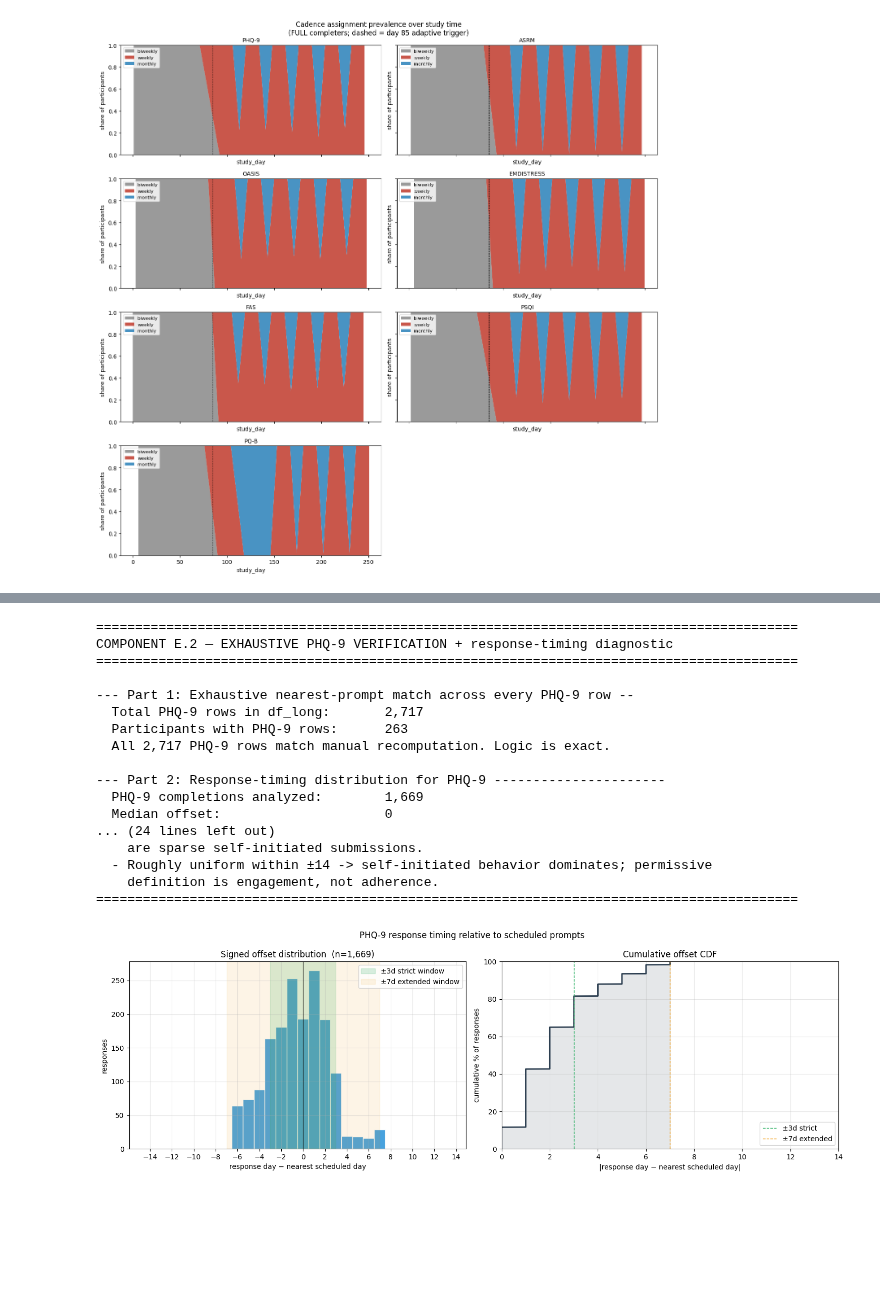
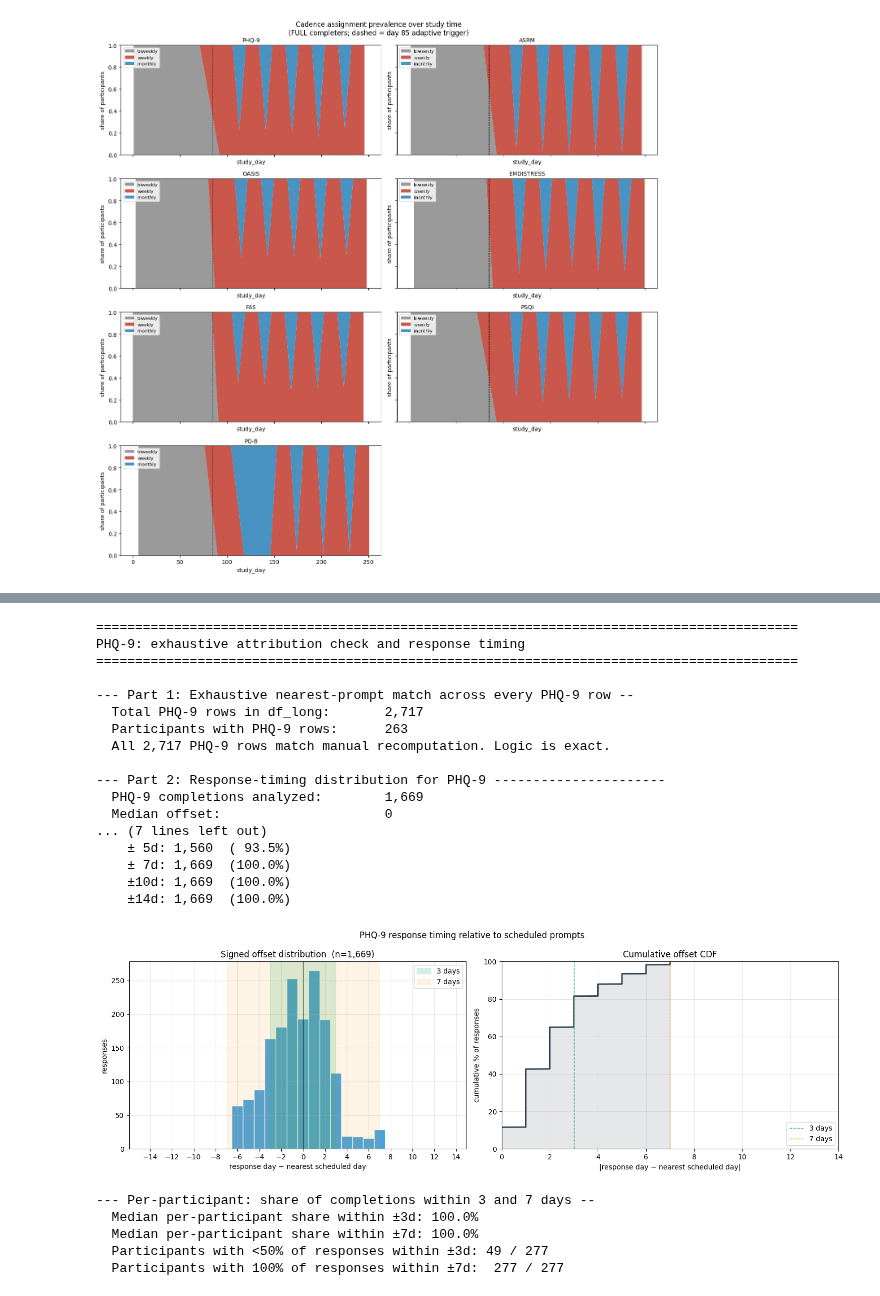
Before and after one commit to 4YouandMe/MyExperiencesEngagement, a Jupyter notebook: MyExperiences Adaptive Schedule Final.ipynb, the cells around one changed output, grey strips where cells are left out. Drawn from its saved outputs; the diff is of its cells as text; code cells hidden in the pictures; blank space fills up the shorter version.

```diff
--- a/MyExperiences Adaptive Schedule Final.ipynb
+++ b/MyExperiences Adaptive Schedule Final.ipynb
@@ -2674,0 +1228,5 @@ df_symptom_survey[['study_day', 'daysSince', 'date', '4YAM Enroll']]
+# %%
+arm1Full = df_enrollment_supported[df_enrollment_supported['STATUS'] == 'FULL (≥8M)']
+arm2Full = df_enrollment_unsupported[df_enrollment_unsupported['STATUS'] == 'FULL (≥8M)']
+full_ids = set(arm1Full['mm_id'].unique()) | set(arm2Full['mm_id'].unique())
+print(f"full completers: {len(arm1Full)} supported, {len(arm2Full)} unsupported")
@@ -3976,9 +2483,6 @@ C(period, Treatment(reference="baseline"))[T.adaptive]:centered_day 1.000   0.99
 # %%
-# PRIMARY (supportive) — Model 3: g-computation
-# Translates the segmented-GEE finding into a percentage-point effect.
-# Counterfactual = baseline-period g-model evaluated with study_day clamped to 84
-# (end-of-baseline asymptote — no spline extrapolation).
-# Reported on both cohorts: mITT (primary) and FULL completers (sensitivity).
+# g-computation: percentage-point version of the level change. Counterfactual = baseline-period model
+# (cubic spline on study day) with study_day held at 84. Cluster bootstrap on participants.
 
 from patsy import dmatrices, build_design_matrices
 
@@ -4038,7 +2542,7 @@ def run_g_computation(source, label, n_boot=500):
         return tuple(np.quantile(vals, [0.025, 0.975]))
 
     print("=" * 90)
-    print(f"MODEL 3 — g-computation (time held at study_day={CF_DAY})  |  {label}")
+    print(f"g-computation (study_day held at {CF_DAY})  |  {label}")
     print("=" * 90)
     print(f"  Baseline g-model N: {len(y_b):,}   AIC: {g_model.aic:.1f}   "
           f"counterfactual = baseline-period model with study_day clamped to {CF_DAY}")
@@ -4065,7 +2569,7 @@ def run_g_computation(source, label, n_boot=500):
     obs, cf, d = point['Overall']
     print(fmt_row('Overall', len(adaptive_rows), obs, cf, d, ci_of('Overall')))
     print()
-    print(f"  Δ = observed adaptive-period completion rate − counterfactual rate "
+    print(f"  Delta = observed adaptive-period completion rate minus counterfactual rate "
           f"(percentage points).")
     print(f"  95% CIs from cluster bootstrap on participants ({n_boot} resamples).")
     print()
@@ -4073,8 +2577,8 @@ def run_g_computation(source, label, n_boot=500):
 
 m3_results = {}
 for label, source in [
-    ('mITT (n=263, primary)',                df_long),
-    ('FULL completers (n=124, sensitivity)', df_long[df_long['is_full_completer']]),
+    ('mITT (n=263)',                df_long),
+    ('FULL completers (n=124)', df_long[df_long['is_full_completer']]),
 ]:
     m3_results[label] = run_g_computation(source, label)
 # %% [output]
@@ -4542,15 +3005,9 @@ Iterates every PHQ-9 row in `df_long` to confirm strict-logic correctness at sca
 # %%
-# Component E.2: Exhaustive PHQ-9 check + response-timing diagnostic
-# Two parts:
-#   (1) Iterate every PHQ-9 row in df_long; recompute the nearest-prompt
-#       assignment from raw response data; flag any discrepancies. Confirms
-#       Component A's matching logic is correct at scale, not just on the 3
-#       sampled rows in Check 1.
-#   (2) For every PHQ-9 completion, compute the day-offset to the nearest
-#       scheduled prompt. Distribution and histogram show response-timing patterns.
+# Exhaustive PHQ-9 check: recompute the attribution for every PHQ-9 row from raw responses,
+# then the distribution of response timing relative to the nearest scheduled prompt.
 
 print("=" * 90)
-print("COMPONENT E.2 — EXHAUSTIVE PHQ-9 VERIFICATION + response-timing diagnostic")
+print("PHQ-9: exhaustive attribution check and response timing")
 print("=" * 90)
 
 phq9_resp = df_depression_questionnaire.copy()
@@ -4570,7 +3027,7 @@ print(f"  Total PHQ-9 rows in df_long:       {len(phq9_rows):,}")
 print(f"  Participants with PHQ-9 rows:      {phq9_rows['mm_id'].nunique()}")
 
 # Pre-compute manual completed-sets per (mm_id, period) using the same algorithm
-# as Component A: filter completions to [0, max_ds], assign each to nearest
+# as the completion table: filter completions to [0, max_ds], assign each to nearest
 # scheduled prompt in the same period.
 manual_completed = {}  # (mm_id, period, days_since) -> count
 for mm_id in phq9_rows['mm_id'].unique():
@@ -4672,15 +3129,15 @@ print()
 print(f"  Cumulative share within window:")
 for w in [0, 1, 2, 3, 5, 7, 10, 14]:
     pct = (np.abs(offsets) <= w).mean() * 100
-    flag = ' <- strict ±3' if w == 3 else (' <- extended ±7' if w == 7 else '')
+    flag = ''
     print(f"    ±{w:>2}d: {(np.abs(offsets) <= w).sum():>5,}  ({pct:>5.1f}%){flag}")
 
 fig, axes = plt.subplots(1, 2, figsize=(15, 5))
 
 bins = np.arange(-14, 15) - 0.5
 axes[0].hist(np.clip(offsets, -14, 14), bins=bins, edgecolor='white', color='#3498db', alpha=0.9)
-axes[0].axvspan(-3, 3, color='#27ae60', alpha=0.18, label='±3d strict window')
-axes[0].axvspan(-7, 7, color='#f39c12', alpha=0.10, label='±7d extended window')
+axes[0].axvspan(-3, 3, color='#27ae60', alpha=0.18, label='3 days')
+axes[0].axvspan(-7, 7, color='#f39c12', alpha=0.10, label='7 days')
 axes[0].axvline(0, color='k', lw=0.8)
 axes[0].set_xlabel('response day − nearest scheduled day')
 axes[0].set_ylabel('responses')
@@ -4692,8 +3149,8 @@ axes[0].set_xticks(np.arange(-14, 15, 2))
 abs_off = np.sort(np.abs(offsets))
 cdf_y = np.arange(1, len(abs_off) + 1) / len(abs_off)
 axes[1].plot(abs_off, cdf_y * 100, color='#2c3e50', lw=2)
-axes[1].axvline(3, color='#27ae60', ls='--', lw=1, label='±3d strict')
-axes[1].axvline(7, color='#f39c12', ls='--', lw=1, label='±7d extended')
+axes[1].axvline(3, color='#27ae60', ls='--', lw=1, label='3 days')
+axes[1].axvline(7, color='#f39c12', ls='--', lw=1, label='7 days')
 axes[1].fill_between(abs_off, 0, cdf_y * 100, alpha=0.12, color='#2c3e50')
 axes[1].set_xlabel('|response day − nearest scheduled day|')
 axes[1].set_ylabel('cumulative % of responses')
@@ -4708,7 +3165,7 @@ plt.tight_layout()
 plt.show()
 
 print()
-print("--- Per-participant: share of completions within strict vs extended window --")
+print("--- Per-participant: share of completions within 3 and 7 days --")
 per_user = []
 for mm_id, days in phq9_completions_by_user.items():
     if not days: continue
@@ -4717,49 +3174,42 @@ for mm_id, days in phq9_completions_by_user.items():
         if d < 0: continue
         idx = np.argmin(np.abs(phq9_sched_ds - d))
         user_offsets.append(abs(d - phq9_sched_ds[idx]))
     if not user_offsets: continue
     user_offsets = np.array(user_offsets)
     per_user.append({
         'mm_id': mm_id,
         'n_completions': len(user_offsets),
         'pct_within_3d': (user_offsets <= 3).mean() * 100,
         'pct_within_7d': (user_offsets <= 7).mean() * 100,
     })
 df_user_offsets = pd.DataFrame(per_user)
 print(f"  Median per-participant share within ±3d: {df_user_offsets['pct_within_3d'].median():.1f}%")
 print(f"  Median per-participant share within ±7d: {df_user_offsets['pct_within_7d'].median():.1f}%")
 print(f"  Participants with <50% of responses within ±3d: "
       f"{(df_user_offsets['pct_within_3d'] < 50).sum()} / {len(df_user_offsets)}")
 print(f"  Participants with 100% of responses within ±7d:  "
       f"{(df_user_offsets['pct_within_7d'] == 100).sum()} / {len(df_user_offsets)}")
-
-print()
-print("=" * 90)
-print("Interpretation guide:")
-print("  - Bimodal histogram (peak at 0 + a second peak at +5 to +7) -> app likely")
-print("    had a wider response window than ±3d; strict definition under-counts")
-print("    legitimate late completions. Recommend confirming protocol response window.")
-print("  - Unimodal at 0 with thin tails -> ±3d is appropriate; off-window responses")
-print("    are sparse self-initiated submissions.")
-print("  - Roughly uniform within ±14 -> self-initiated behavior dominates; permissive")
-print("    definition is engagement, not adherence.")
-print("=" * 90)
 # %% [output]
 ==========================================================================================
-COMPONENT E.2 — EXHAUSTIVE PHQ-9 VERIFICATION + response-timing diagnostic
+PHQ-9: exhaustive attribution check and response timing
 ==========================================================================================
 
 --- Part 1: Exhaustive nearest-prompt match across every PHQ-9 row --
   Total PHQ-9 rows in df_long:       2,717
   Participants with PHQ-9 rows:      263
   All 2,717 PHQ-9 rows match manual recomputation. Logic is exact.
 
 --- Part 2: Response-timing distribution for PHQ-9 ----------------------
   PHQ-9 completions analyzed:        1,669
   Median offset:                     0
-... (24 lines left out)
-    are sparse self-initiated submissions.
-  - Roughly uniform within ±14 -> self-initiated behavior dominates; permissive
-    definition is engagement, not adherence.
-==========================================================================================
+... (7 lines left out)
+    ± 5d: 1,560  ( 93.5%)
+    ± 7d: 1,669  (100.0%)
+    ±10d: 1,669  (100.0%)
+    ±14d: 1,669  (100.0%)
-[figure, old version]
+[figure, new version]
+--- Per-participant: share of completions within 3 and 7 days --
+  Median per-participant share within ±3d: 100.0%
+  Median per-participant share within ±7d: 100.0%
+  Participants with <50% of responses within ±3d: 49 / 277
+  Participants with 100% of responses within ±7d:  277 / 277
```
Also changed, not shown: parts of 67 cells of this notebook, 1 other file.
